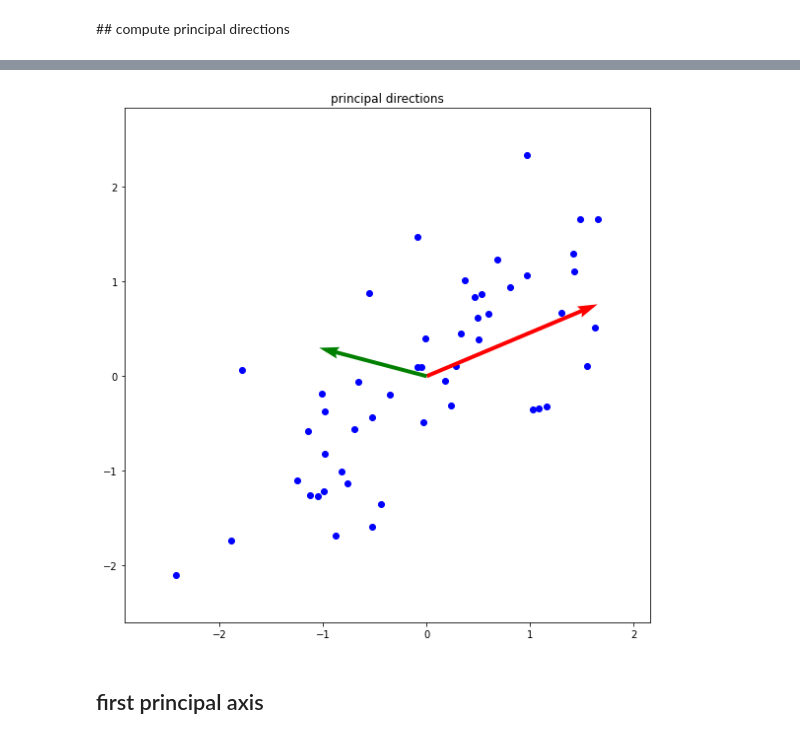
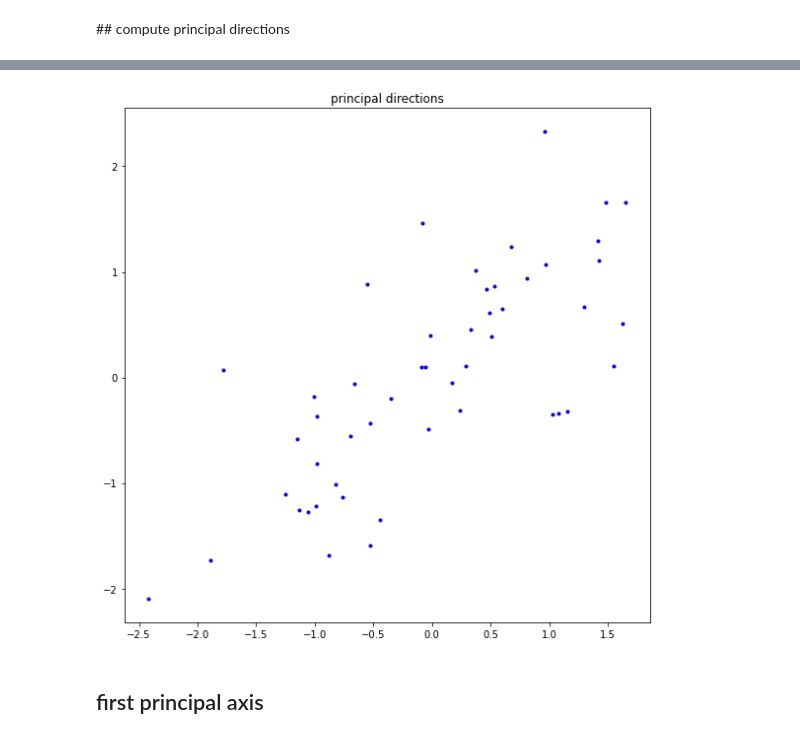
Before and after one commit to DancingGamza/Machine_learning, a Jupyter notebook: assignment_12.ipynb, the cells around one changed output, grey strips where cells are left out. Drawn from its saved outputs; the diff is of its cells as text; code cells hidden in the pictures.

```diff
--- a/assignment_12.ipynb
+++ b/assignment_12.ipynb
@@ -100,15 +121,13 @@ def compute_eigen(X):
 # %%
 plt.figure(figsize=(8,8))
 plt.title('principal directions')
-# ===================================================
-# fill up the blank
-#
-#
-# ===================================================
+
+plt.plot(x, y, '.', color = 'blue')
+
 plt.tight_layout()
 plt.show()
 # %% [output]
-[figure, old version]
+[figure, new version]
 # %% [markdown]
 ## first principal axis
 # %%
```
Also changed, not shown: parts of 5 cells of this notebook.
